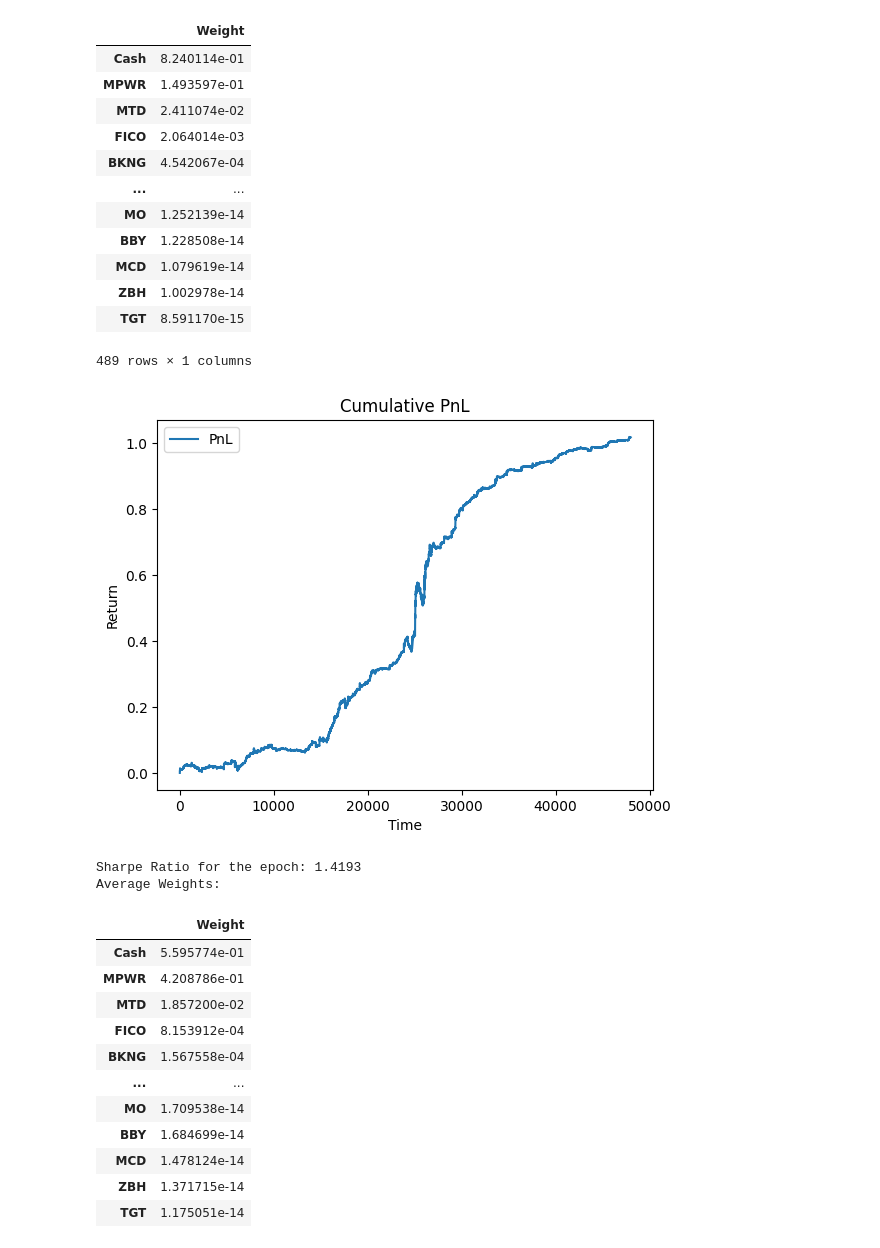
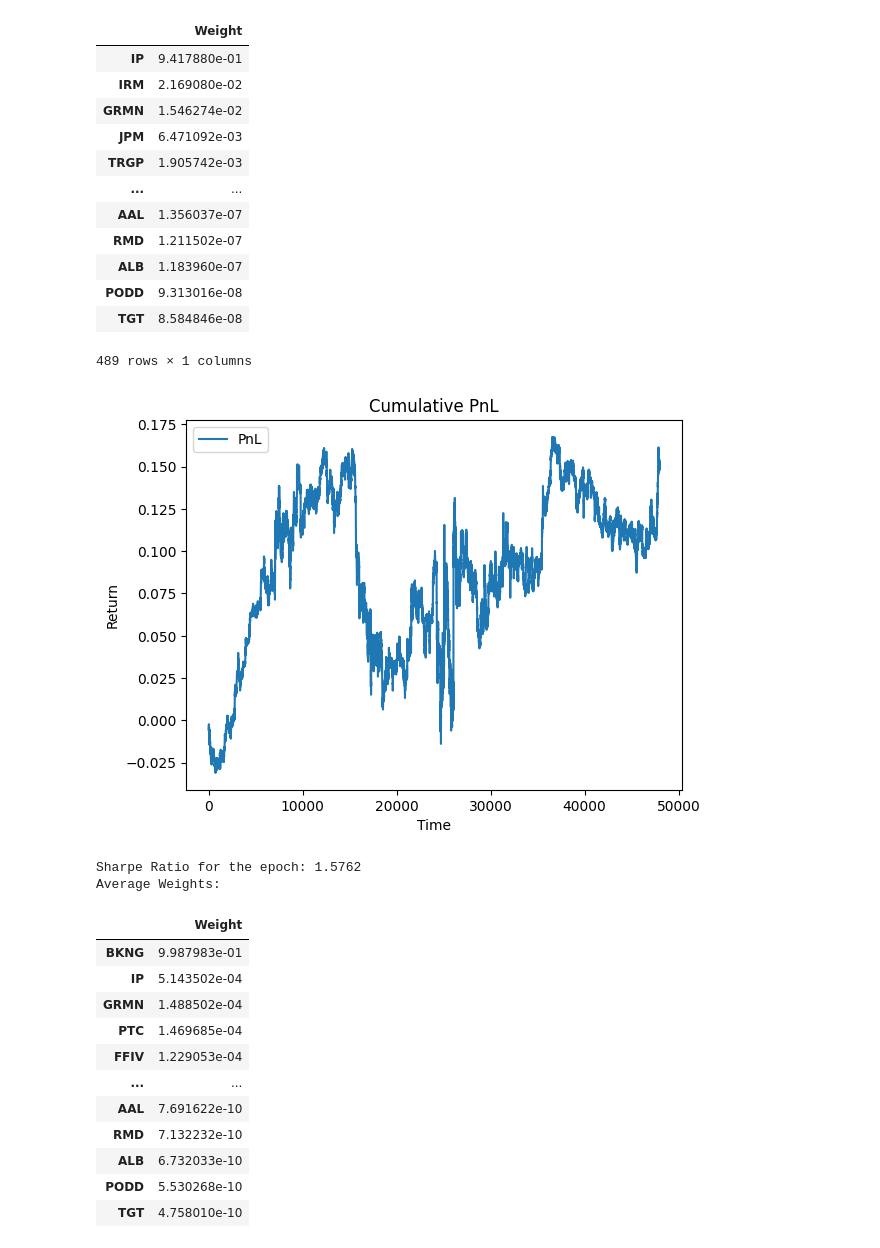
Before and after one commit to ChistyakovArtem/share-optim-nn, a Jupyter notebook: start.ipynb, the cells around one changed output. Cells and saved outputs as stored; diff of their text form; code cells hidden in the pictures.

```diff
--- a/start.ipynb
+++ b/start.ipynb
@@ -14,7 +14,7 @@ split_dates = [
 ]
 split_names = ['train', 'test']
 
-fee = 1.53e-4
+fee = 1.53e-4 * 3
 padding = 35
 batch_size_config = {
     0: 1000,
@@ -50,9 +50,6 @@ loss_fn = StreamingSharpeLoss(
     fee=fee,
     asset_names=pipeline.reader.asset_names + ['Cash'],
 )
-
-# from here https://github.com/ChistyakovArtem/share-optim-nn/blob/exps/second_try_2_models/model_iteration_0_epoch_200.pth
-m0_path = 'model_iteration_0_epoch_200.pth'
 
 prev_models = []
 for i in range(len(prev_models), 10):
@@ -104,7 +101,6 @@ for i in range(len(prev_models), 10):
         cmf_dim=cmf_dim + 1,
         num_assets=num_assets,
     ).to(device)
-    model.load_state_dict(torch.load(m0_path, map_location=device))
 
     optimizer = torch.optim.Adam(model.parameters(), lr=adam_lr)
 
@@ -119,21 +115,6 @@ for i in range(len(prev_models), 10):
                 split_dates=split_dates,
                 split_names=split_names
             )
-
-        if epoch == 0:
-            loss_fn = StreamingSharpeLoss(
-                fee=fee,
-                asset_names=pipeline.reader.asset_names + ['Cash'],
-                loss_type='sharpe-pnl'
-            )
-
-        if epoch == 100:
-            loss_fn = StreamingSharpeLoss(
-                fee=fee,
-                asset_names=pipeline.reader.asset_names + ['Cash'],
-                loss_type='pnl'
-            )
-
 
         loss_fn.reset()
         pipeline.reset()
@@ -219,30 +200,30 @@ Sharpe Ratio for the epoch: 2.1033
 Average Weights:
 |  | Weight |
-| Cash | 8.240114e-01 |
-| MPWR | 1.493597e-01 |
-| MTD | 2.411074e-02 |
-| FICO | 2.064014e-03 |
-| BKNG | 4.542067e-04 |
+| IP | 9.417880e-01 |
+| IRM | 2.169080e-02 |
+| GRMN | 1.546274e-02 |
+| JPM | 6.471092e-03 |
+| TRGP | 1.905742e-03 |
 | ... | ... |
-| MO | 1.252139e-14 |
-| BBY | 1.228508e-14 |
-| MCD | 1.079619e-14 |
-| ZBH | 1.002978e-14 |
-| TGT | 8.591170e-15 |
+| AAL | 1.356037e-07 |
+| RMD | 1.211502e-07 |
+| ALB | 1.183960e-07 |
+| PODD | 9.313016e-08 |
+| TGT | 8.584846e-08 |
 489 rows × 1 columns
-[figure, old version]
+[figure, new version]
-Sharpe Ratio for the epoch: 1.4193
+Sharpe Ratio for the epoch: 1.5762
 Average Weights:
 |  | Weight |
-| Cash | 5.595774e-01 |
-| MPWR | 4.208786e-01 |
-| MTD | 1.857200e-02 |
-| FICO | 8.153912e-04 |
-| BKNG | 1.567558e-04 |
+| BKNG | 9.987983e-01 |
+| IP | 5.143502e-04 |
+| GRMN | 1.488502e-04 |
+| PTC | 1.469685e-04 |
+| FFIV | 1.229053e-04 |
 | ... | ... |
-| MO | 1.709538e-14 |
-| BBY | 1.684699e-14 |
-| MCD | 1.478124e-14 |
-| ZBH | 1.371715e-14 |
-| TGT | 1.175051e-14 |
+| AAL | 7.691622e-10 |
+| RMD | 7.132232e-10 |
+| ALB | 6.732033e-10 |
+| PODD | 5.530268e-10 |
+| TGT | 4.758010e-10 |
 489 rows × 1 columns
```
Also changed, not shown: parts of 1 cell of this notebook, 57 other files.
